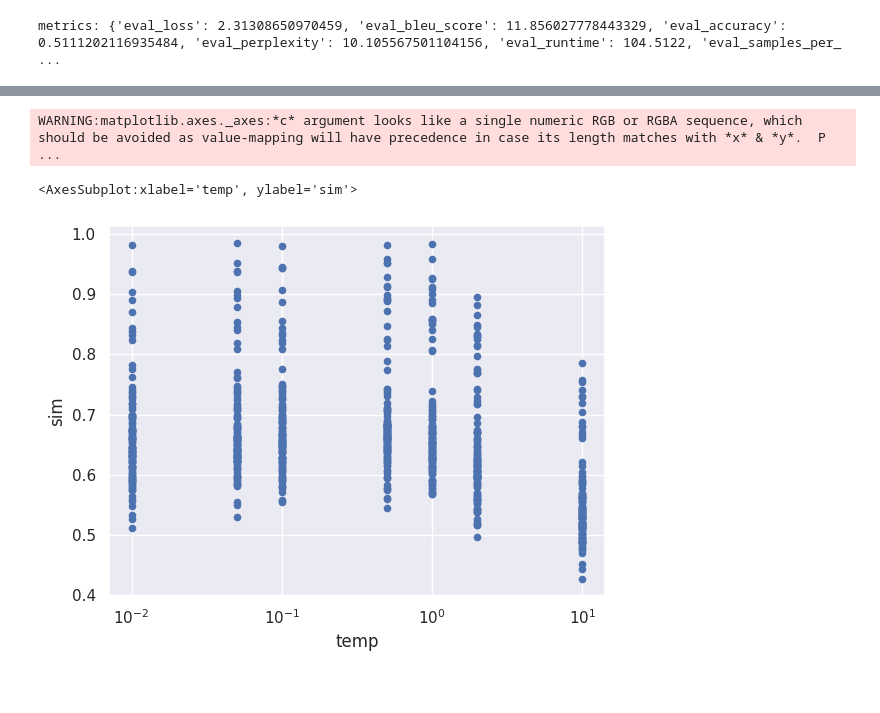
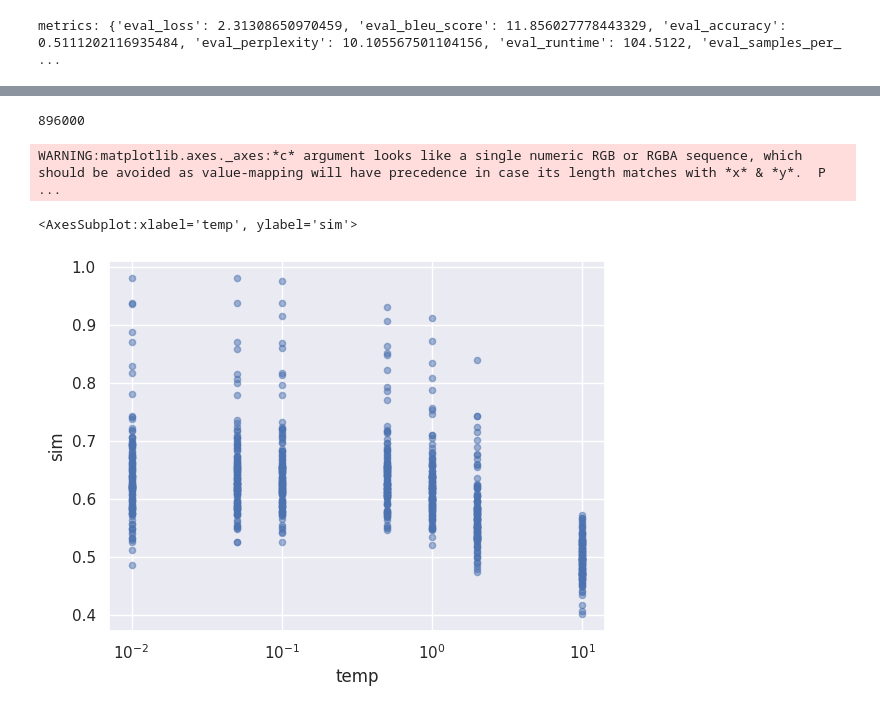
Before and after one commit to jxmorris12/vec2text, a Jupyter notebook: notebooks/2023-03-21 Similarities across sampling.ipynb, the cells around one changed output, grey strips where cells are left out. Drawn from its saved outputs; the diff is of its cells as text; code cells hidden in the pictures.

```diff
--- a/notebooks/2023-03-21 Similarities across sampling.ipynb
+++ b/notebooks/2023-03-21 Similarities across sampling.ipynb
@@ -234,9 +228,13 @@ df.head()
+# %%
+len(df)
+# %% [output]
+896000
 # %%
-df[["element_idx", "sim", "temp"]].groupby(["element_idx", "temp"]).max().reset_index().plot(kind="scatter", x="temp", y="sim", logx=True)
+df[["element_idx", "sim", "temp"]].groupby(["element_idx", "temp"]).median().reset_index().plot(kind="scatter", x="temp", y="sim", logx=True, alpha=0.5)
 # %% [output]
 WARNING:matplotlib.axes._axes:*c* argument looks like a single numeric RGB or RGBA sequence, which should be avoided as value-mapping will have precedence in case its length matches with *x* & *y*.  P ...
 <AxesSubplot:xlabel='temp', ylabel='sim'>
-[figure, old version]
+[figure, new version]
 # %%
 df[["element_idx", "sim", "temp"]].groupby(["element_idx", "temp"]).max().reset_index().groupby("temp").mean().reset_index().plot(kind="scatter", x="temp", y="sim", logx=True)
 # %% [output]
```
Also changed, not shown: parts of 8 cells of this notebook, 3 other files.
